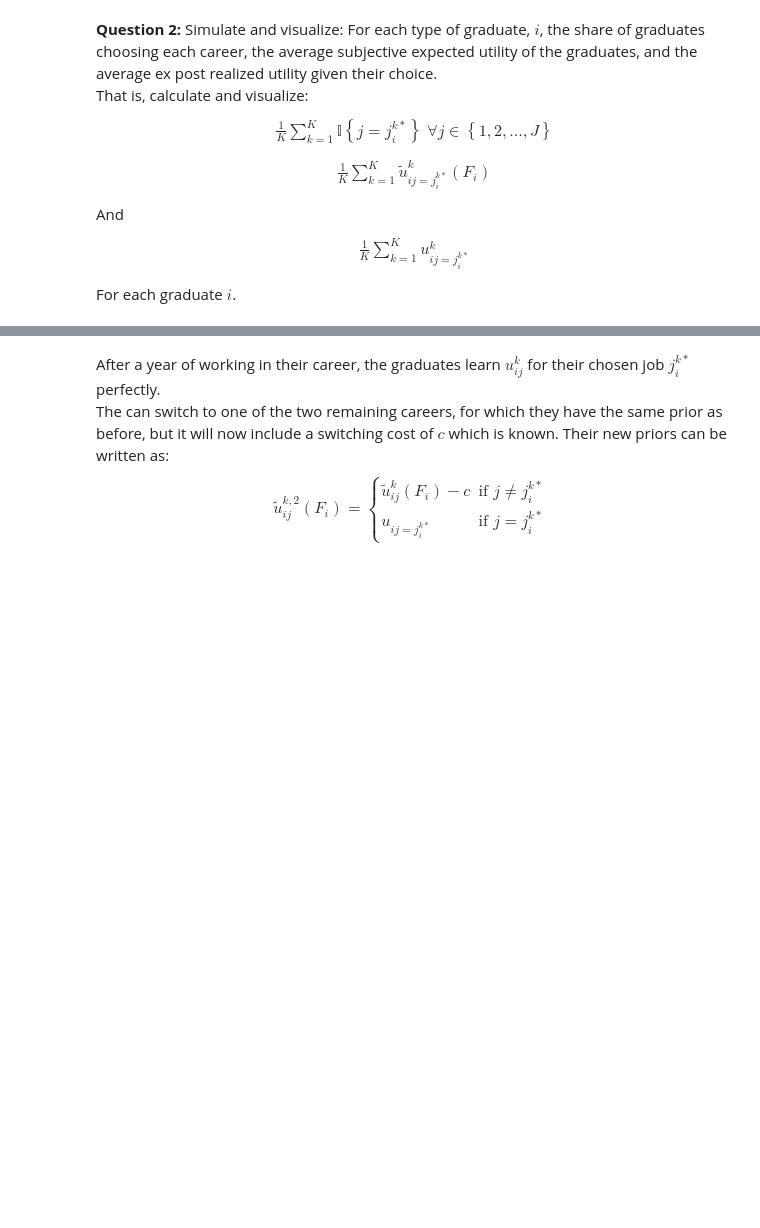
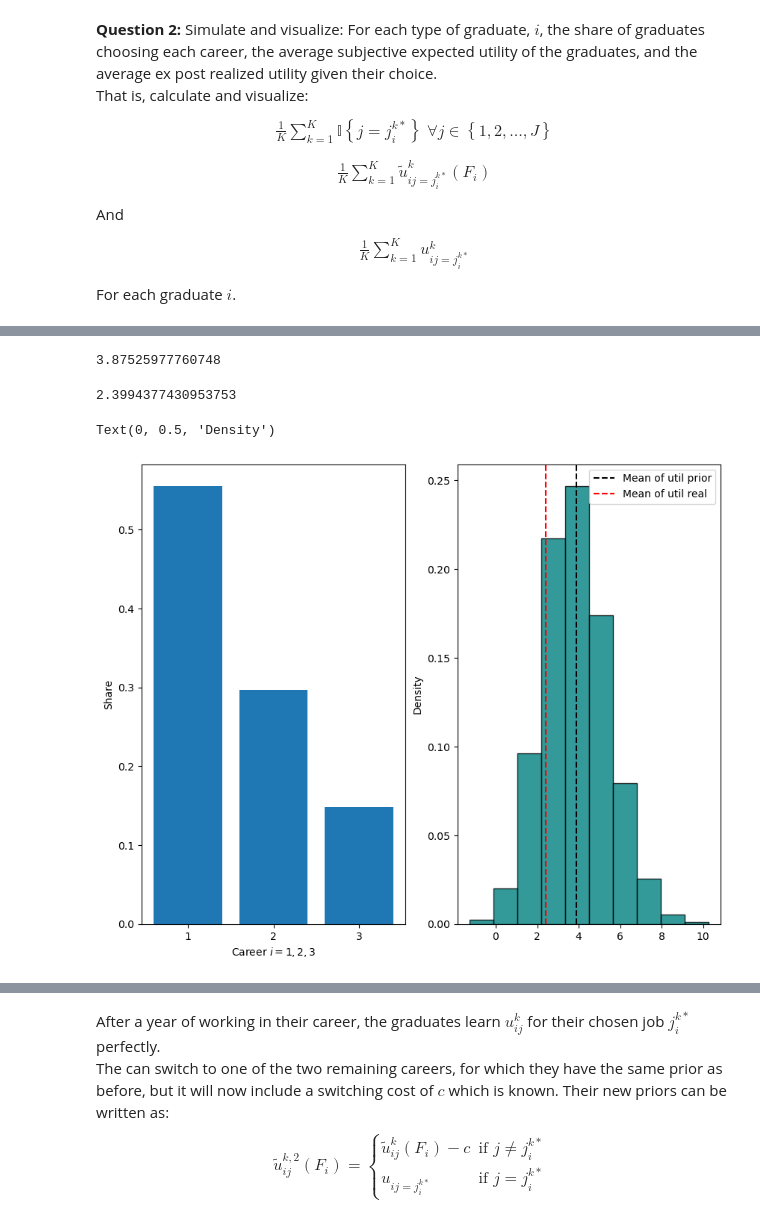
Before and after one commit to NumEconCopenhagen/projects-2024-jbh, a Jupyter notebook: examproject/exam_2024.ipynb, the cells around one changed output, grey strips where cells are left out. Drawn from its saved outputs; the diff is of its cells as text; code cells hidden in the pictures; blank space fills up the shorter version.

```diff
--- a/examproject/exam_2024.ipynb
+++ b/examproject/exam_2024.ipynb
@@ -477,0 +461,3 @@ For each graduate $i$.
+# %%
+temp2=tab4_long.groupby('grad_i').mean().reset_index()
+temp2
@@ -477,0 +476,26 @@ For each graduate $i$.
+# %%
+util_prior_mean = temp2[temp2['grad_i']==1]['util_prior'][0]
+util_prior_mean
+# %% [output]
+3.87525977760748
+# %%
+util_real_mean = temp2[temp2['grad_i']==1]['util_real'][0]
+util_real_mean
+# %% [output]
+2.3994377430953753
+# %%
+util_pre = tab4_long[tab4_long['grad_i']==1]['util_prior']
+# %%
+fig, ax = plt.subplots(1, 2, figsize=(10,8))
+ax[0].bar([1, 2, 3], temp)
+ax[1].hist(util_pre, density=True, bins=10, edgecolor='k', alpha=0.8, color='teal')
+ax[1].axvline(util_prior_mean, color='k', linestyle='--', label='Mean of util prior')
+ax[1].axvline(util_real_mean, color='r', linestyle='--', label='Mean of util real')
+ax[1].legend()
+ax[0].set_xlabel(r'Career $i=1, 2, 3$')
+ax[0].set_xticks([1, 2, 3])
+ax[0].set_ylabel('Share')
+ax[1].set_ylabel('Density')
+# %% [output]
+Text(0, 0.5, 'Density')
+[figure, added]
```
Also changed, not shown: parts of 20 cells of this notebook.
